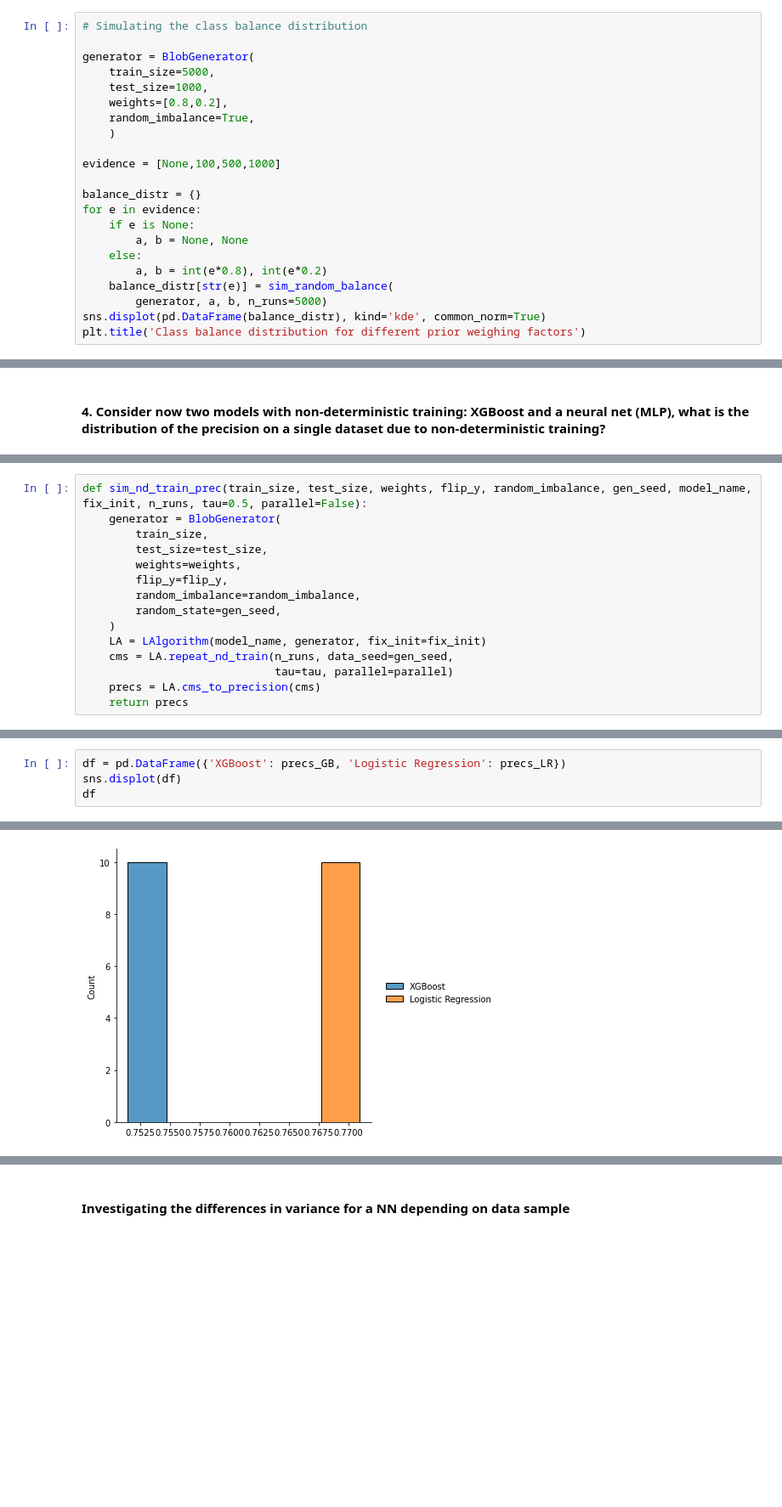
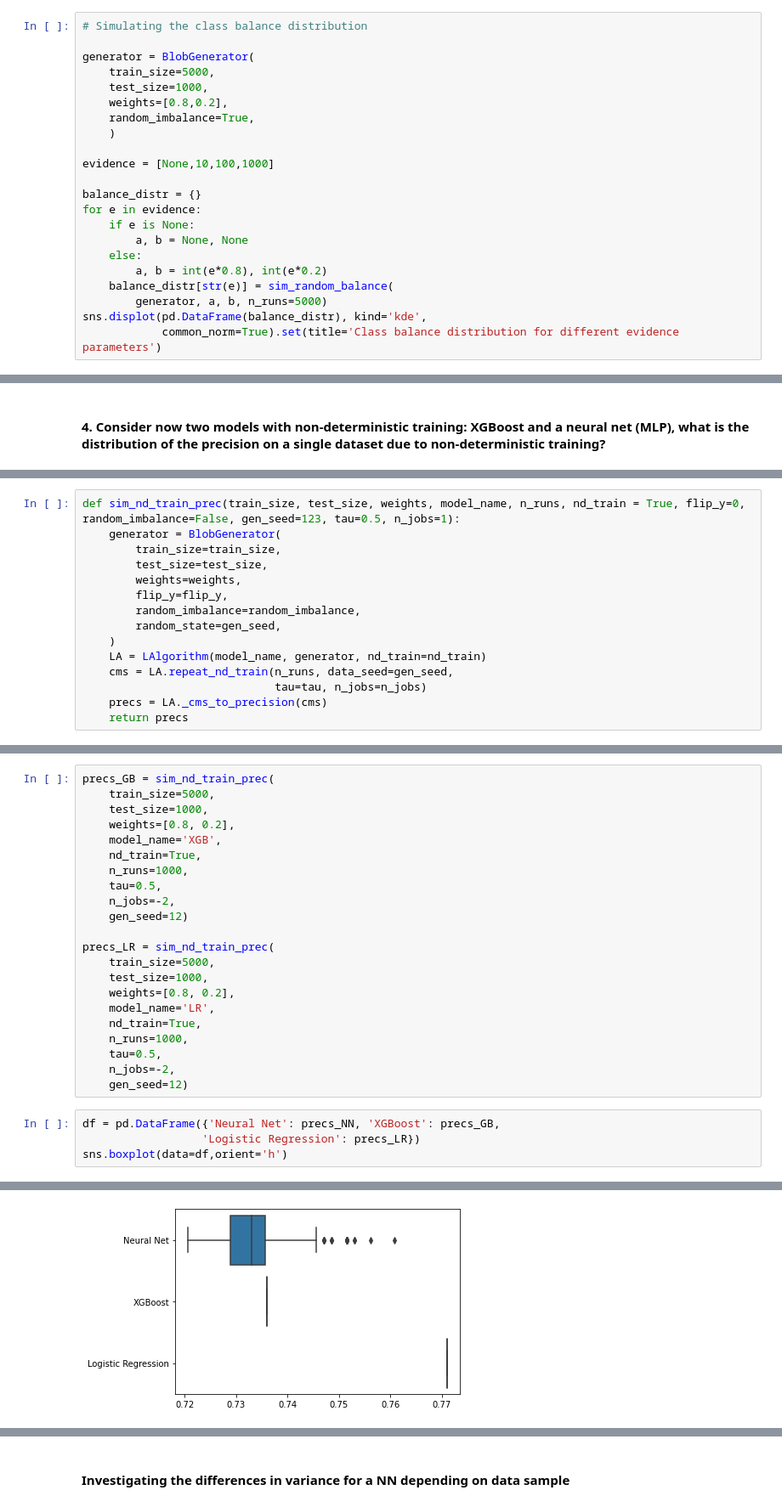
Before and after one commit to RUrlus/ModelMetricUncertaintyResearch, a Jupyter notebook: notebooks/Coen experiments/CM experiments.ipynb, the cells around one changed output, grey strips where cells are left out. Shown at 85% size. Saved outputs shown, nothing was run; the diff lists cells and outputs as text; blank space fills up the shorter version.

```diff
--- a/notebooks/Coen experiments/CM experiments.ipynb
+++ b/notebooks/Coen experiments/CM experiments.ipynb
@@ -248,7 +245,7 @@ generator = BlobGenerator(
     random_imbalance=True,
     )
 
-evidence = [None,100,500,1000]
+evidence = [None,10,100,1000]
 
 balance_distr = {}
 for e in evidence:
@@ -258,6 +255,6 @@ for e in evidence:
         a, b = int(e*0.8), int(e*0.2)
     balance_distr[str(e)] = sim_random_balance(
         generator, a, b, n_runs=5000)
-sns.displot(pd.DataFrame(balance_distr), kind='kde', common_norm=True)
-plt.title('Class balance distribution for different prior weighing factors')
+sns.displot(pd.DataFrame(balance_distr), kind='kde',
+            common_norm=True).set(title='Class balance distribution for different evidence parameters')
 # %% [output]
@@ -465,16 +516,16 @@ fix_init = False
 # %%
-def sim_nd_train_prec(train_size, test_size, weights, flip_y, random_imbalance, gen_seed, model_name, fix_init, n_runs, tau=0.5, parallel=False):
+def sim_nd_train_prec(train_size, test_size, weights, model_name, n_runs, nd_train = True, flip_y=0, random_imbalance=False, gen_seed=123, tau=0.5, n_jobs=1):
     generator = BlobGenerator(
-        train_size,
+        train_size=train_size,
         test_size=test_size,
         weights=weights,
         flip_y=flip_y,
         random_imbalance=random_imbalance,
         random_state=gen_seed,
     )
-    LA = LAlgorithm(model_name, generator, fix_init=fix_init)
+    LA = LAlgorithm(model_name, generator, nd_train=nd_train)
     cms = LA.repeat_nd_train(n_runs, data_seed=gen_seed,
-                             tau=tau, parallel=parallel)
-    precs = LA.cms_to_precision(cms)
+                             tau=tau, n_jobs=n_jobs)
+    precs = LA._cms_to_precision(cms)
     return precs
 # %%
@@ -514,5 +549,27 @@ precs_LR = sim_nd_train_prec(train_size, test_size, weights, flip_y, random_imba
+# %%
+precs_GB = sim_nd_train_prec(
+    train_size=5000,
+    test_size=1000,
+    weights=[0.8, 0.2],
+    model_name='XGB',
+    nd_train=True,
+    n_runs=1000,
+    tau=0.5,
+    n_jobs=-2,
+    gen_seed=12)
+
+precs_LR = sim_nd_train_prec(
+    train_size=5000,
+    test_size=1000,
+    weights=[0.8, 0.2],
+    model_name='LR',
+    nd_train=True,
+    n_runs=1000,
+    tau=0.5,
+    n_jobs=-2,
+    gen_seed=12)
 # %%
-df = pd.DataFrame({'XGBoost': precs_GB, 'Logistic Regression': precs_LR})
-sns.displot(df)
-df
+df = pd.DataFrame({'Neural Net': precs_NN, 'XGBoost': precs_GB,
+                  'Logistic Regression': precs_LR})
+sns.boxplot(data=df,orient='h')
 # %% [output]
@@ -530 +577 @@ df
-[figure, old version]
+[figure, new version]
```
Also changed, not shown: parts of 41 cells of this notebook.
